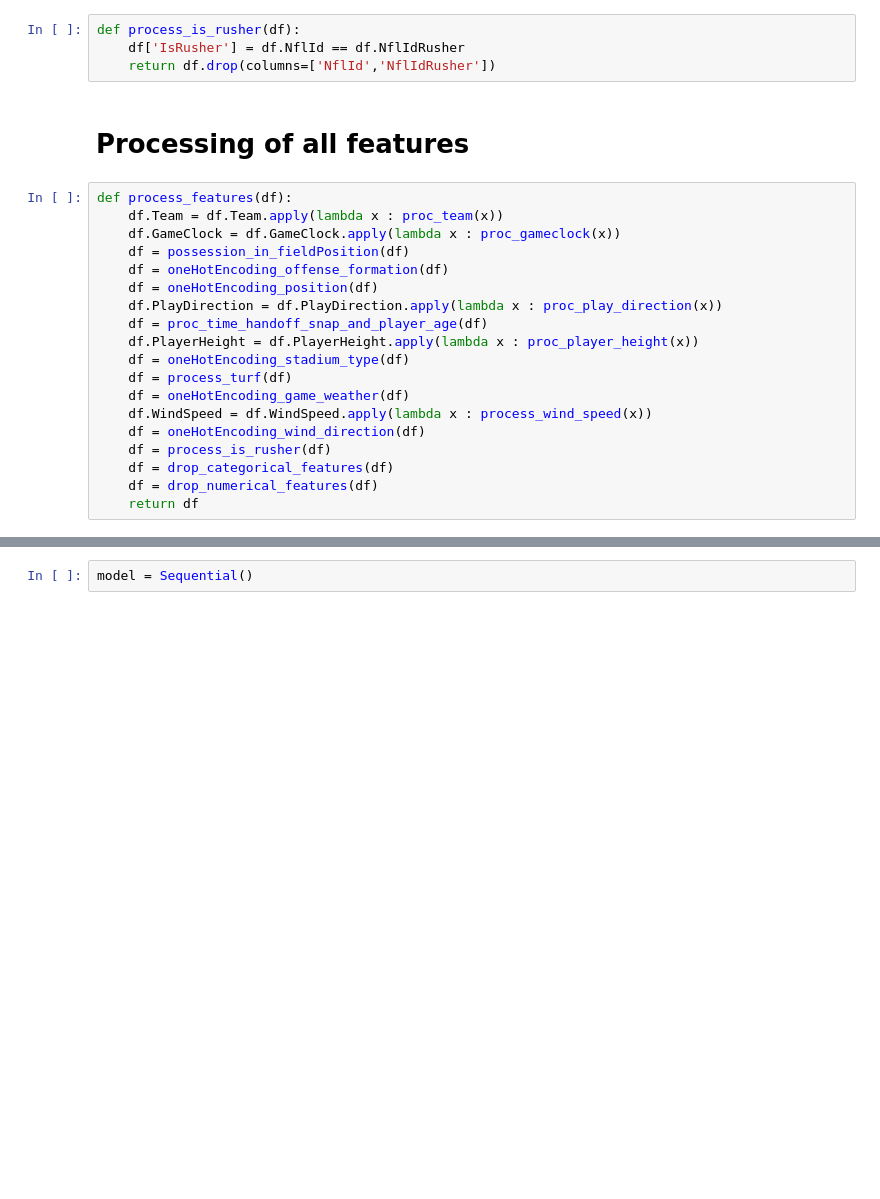
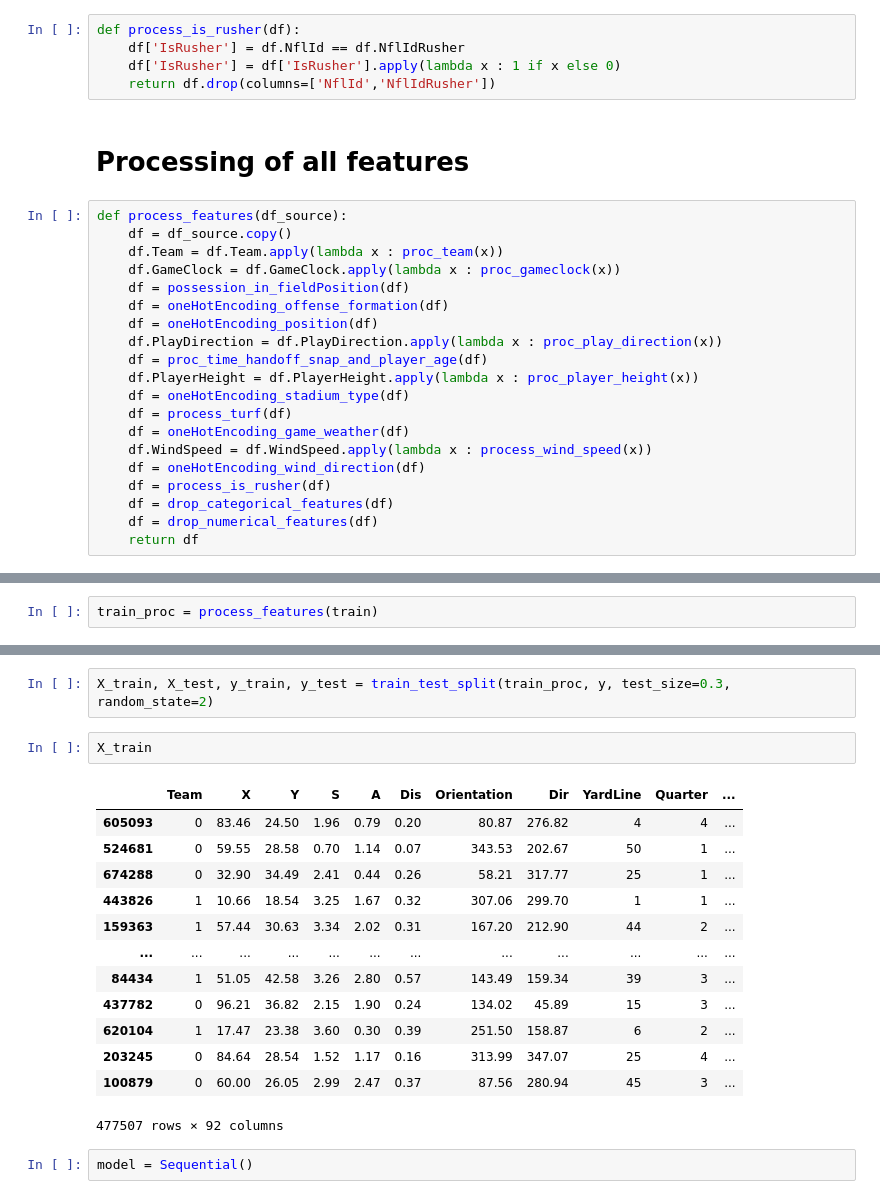
Before and after one commit to JeanArnaudRitouret/kaggle_nflbowl_yards, a Jupyter notebook: notebooks/processing.ipynb, the cells around one changed output, grey strips where cells are left out. Drawn from its saved outputs; the diff is of its cells as text; blank space fills up the shorter version.

```diff
--- a/notebooks/processing.ipynb
+++ b/notebooks/processing.ipynb
@@ -528,11 +530,13 @@ def drop_numerical_features(df):
 # %%
 def process_is_rusher(df):
     df['IsRusher'] = df.NflId == df.NflIdRusher
+    df['IsRusher'] = df['IsRusher'].apply(lambda x : 1 if x else 0)
     return df.drop(columns=['NflId','NflIdRusher'])
 # %% [markdown]
 # Processing of all features
 # %%
-def process_features(df):
+def process_features(df_source):
+    df = df_source.copy()
     df.Team = df.Team.apply(lambda x : proc_team(x))
     df.GameClock = df.GameClock.apply(lambda x : proc_gameclock(x))
     df = possession_in_fieldPosition(df)
@@ -584,0 +559,2 @@ Name: Down, dtype: int64
+# %%
+train_proc = process_features(train)
@@ -585,3 +581,21 @@ Name: Down, dtype: int64
+# %%
+X_train, X_test, y_train, y_test = train_test_split(train_proc, y, test_size=0.3, random_state=2)
+# %%
+X_train
+# %% [output]
+|  | Team | X | Y | S | A | Dis | Orientation | Dir | YardLine | Quarter | ... |
+| 605093 | 0 | 83.46 | 24.50 | 1.96 | 0.79 | 0.20 | 80.87 | 276.82 | 4 | 4 | ... |
+| 524681 | 0 | 59.55 | 28.58 | 0.70 | 1.14 | 0.07 | 343.53 | 202.67 | 50 | 1 | ... |
+| 674288 | 0 | 32.90 | 34.49 | 2.41 | 0.44 | 0.26 | 58.21 | 317.77 | 25 | 1 | ... |
+| 443826 | 1 | 10.66 | 18.54 | 3.25 | 1.67 | 0.32 | 307.06 | 299.70 | 1 | 1 | ... |
+| 159363 | 1 | 57.44 | 30.63 | 3.34 | 2.02 | 0.31 | 167.20 | 212.90 | 44 | 2 | ... |
+| ... | ... | ... | ... | ... | ... | ... | ... | ... | ... | ... | ... |
+| 84434 | 1 | 51.05 | 42.58 | 3.26 | 2.80 | 0.57 | 143.49 | 159.34 | 39 | 3 | ... |
+| 437782 | 0 | 96.21 | 36.82 | 2.15 | 1.90 | 0.24 | 134.02 | 45.89 | 15 | 3 | ... |
+| 620104 | 1 | 17.47 | 23.38 | 3.60 | 0.30 | 0.39 | 251.50 | 158.87 | 6 | 2 | ... |
+| 203245 | 0 | 84.64 | 28.54 | 1.52 | 1.17 | 0.16 | 313.99 | 347.07 | 25 | 4 | ... |
+| 100879 | 0 | 60.00 | 26.05 | 2.99 | 2.47 | 0.37 | 87.56 | 280.94 | 45 | 3 | ... |
+477507 rows × 92 columns
 # %%
 model = Sequential()
 # %%
```
Also changed, not shown: parts of 13 cells of this notebook, 2 other files.
